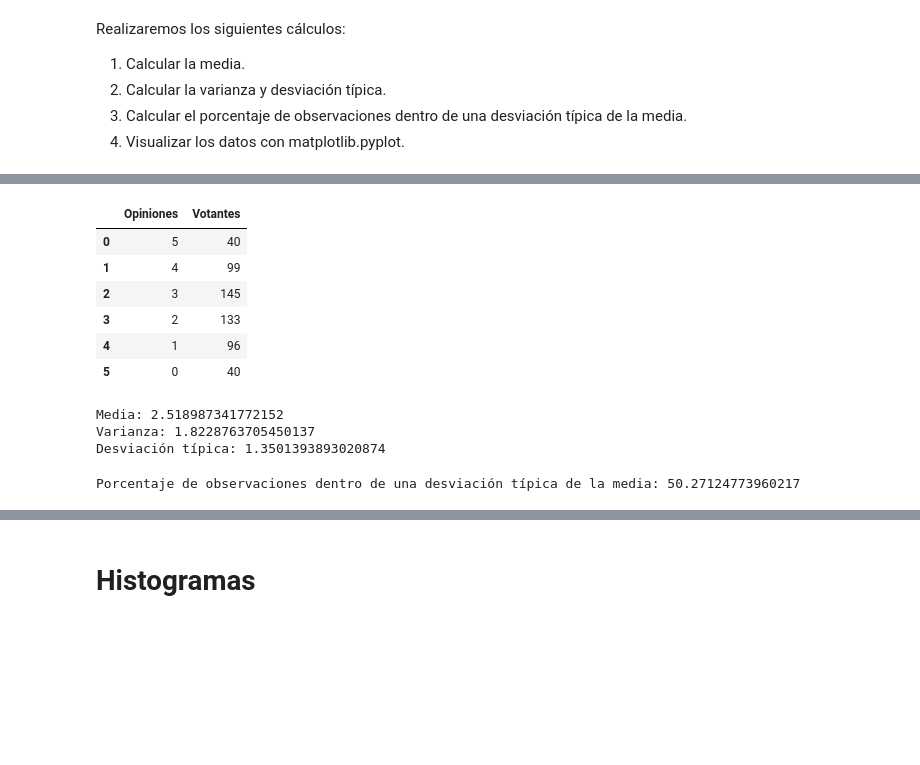
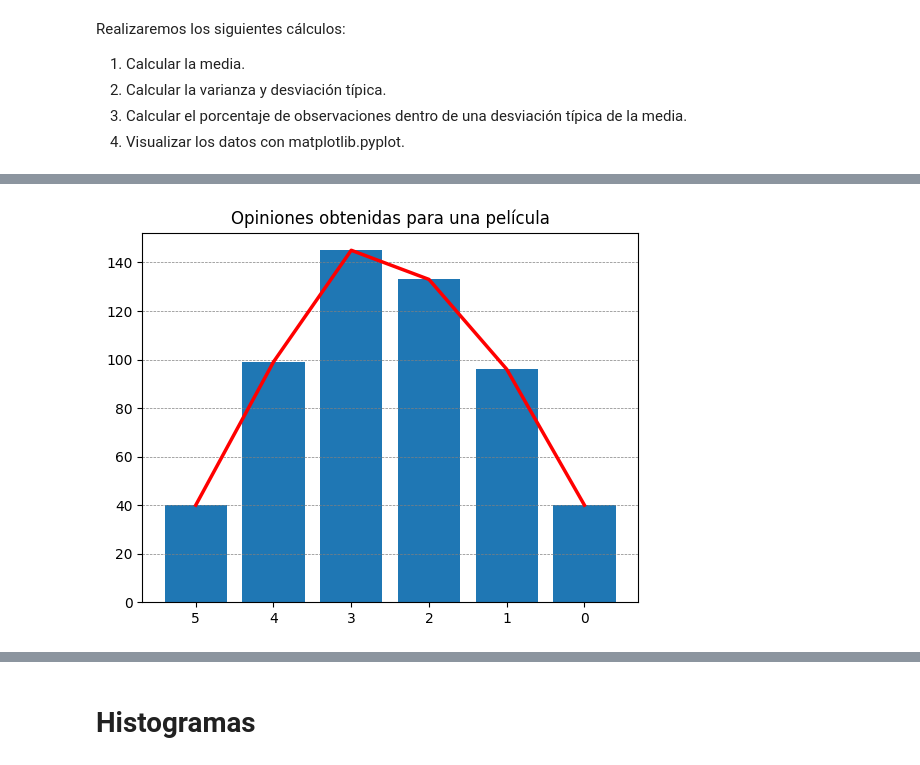
Before and after one commit to clauloro/Criticas_de_peliculas, a Jupyter notebook: peliculass.ipynb, the cells around one changed output, grey strips where cells are left out. Cells and saved outputs as stored; diff of their text form; code cells hidden in the pictures; blank space fills up the shorter version.

```diff
--- a/peliculass.ipynb
+++ b/peliculass.ipynb
@@ -16,5 +16,5 @@ import pandas as pd
 import numpy as np
 import matplotlib.pyplot as plt
 # %%
-opiniones = [5, 4, 3, 2, 1, 0]
-votantes = [40, 99, 145, 133, 96, 40]
+df_datos = pd.DataFrame({'Opinión (Xi)': [5, 4, 3, 2, 1, 0], 'Cantidad de votantes (ni)': [40, 99, 145, 133, 96, 40]})
+df_datos
@@ -21,12 +28,0 @@ votantes = [40, 99, 145, 133, 96, 40]
-# %%
-data = pd.DataFrame({'Opiniones': opiniones, 'Votantes': votantes})
-df = pd.DataFrame(data)
-df
-# %% [output]
-|  | Opiniones | Votantes |
-| 0 | 5 | 40 |
-| 1 | 4 | 99 |
-| 2 | 3 | 145 |
-| 3 | 2 | 133 |
-| 4 | 1 | 96 |
-| 5 | 0 | 40 |
@@ -38,18 +29,14 @@ desviacion_tipica = np.sqrt(varianza)
-# %%
-print("Media:", media)
-print("Varianza:", varianza)
-print("Desviación típica:", desviacion_tipica)
-# %% [output]
-Media: 2.518987341772152
-Varianza: 1.8228763705450137
-Desviación típica: 1.3501393893020874
-# %%
-limite_inferior = media - desviacion_tipica
-limite_superior = media + desviacion_tipica
-
-observaciones_en_intervalo = data[(data['Opiniones'] >= limite_inferior) & (data['Opiniones'] <= limite_superior)]['Votantes'].sum()
-porcentaje_observaciones = (observaciones_en_intervalo / data['Votantes'].sum()) * 100
-
-print("Porcentaje de observaciones dentro de una desviación típica de la media:", porcentaje_observaciones)
-# %% [output]
-Porcentaje de observaciones dentro de una desviación típica de la media: 50.27124773960217
+# %%
+plt.bar(df_datos['Opinión (Xi)'], df_datos['Cantidad de votantes (ni)'])
+
+plt.plot(df_datos['Opinión (Xi)'], df_datos['Cantidad de votantes (ni)'], color='red', linewidth=2.5)
+
+plt.grid(axis='y', color='gray', linestyle='--', linewidth=0.5)
+
+plt.gca().invert_xaxis()
+
+plt.title('Opiniones obtenidas para una película')
+
+plt.show()
+# %% [output]
+[figure, added]
```
Also changed, not shown: parts of 18 cells of this notebook.
